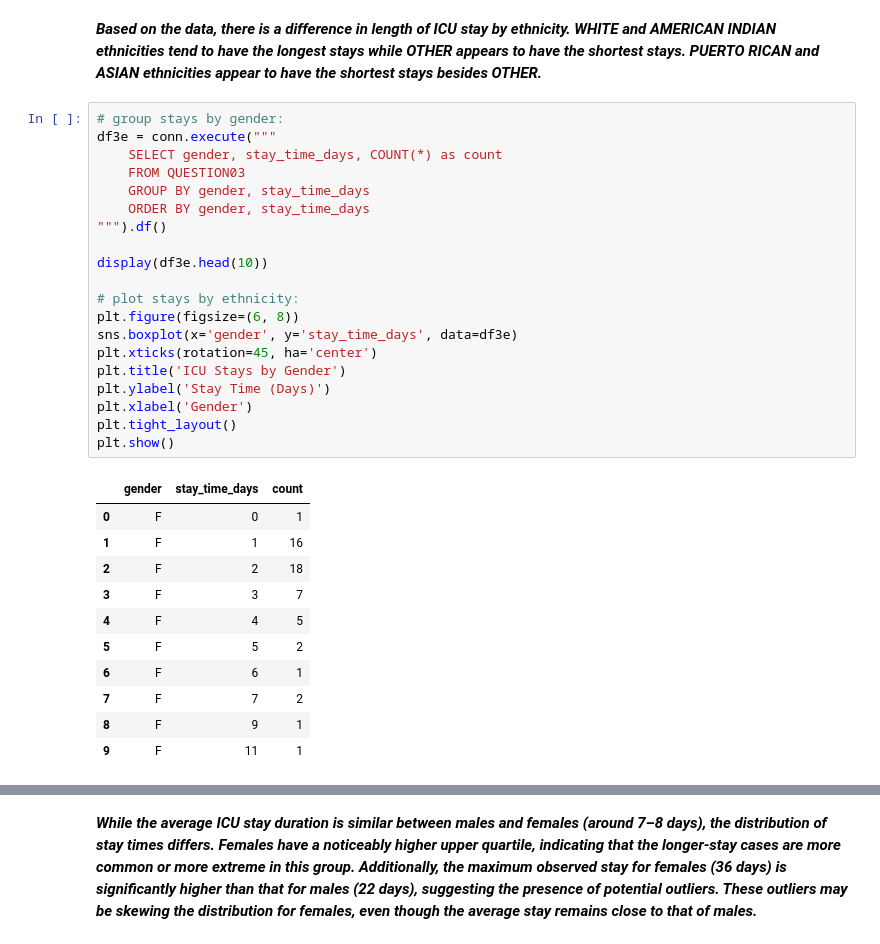
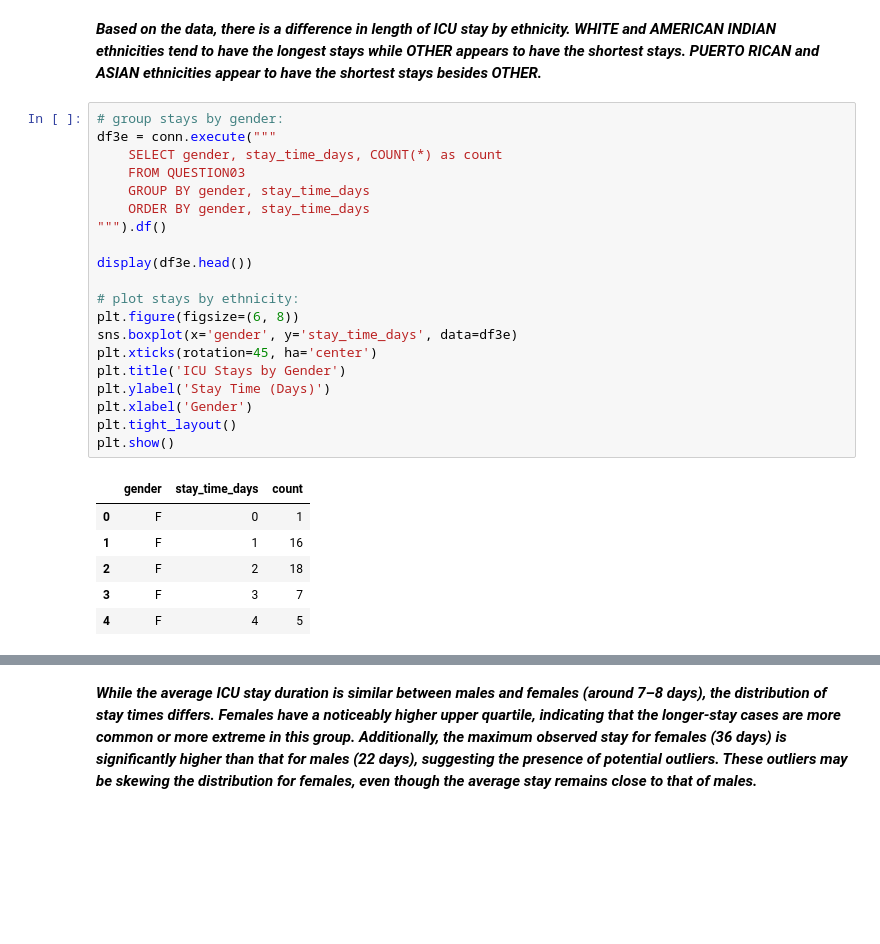
Before and after one commit to caranugent/DE300, a Jupyter notebook: Homework 02/notebooks/Homework_02.ipynb, the cells around one changed output, grey strips where cells are left out. Drawn from its saved outputs; the diff is of its cells as text; blank space fills up the shorter version.

```diff
--- a/Homework 02/notebooks/Homework_02.ipynb
+++ b/Homework 02/notebooks/Homework_02.ipynb
@@ -292,35 +310,30 @@ plt.show()
 # %%
 # group stays by gender:
 df3e = conn.execute("""
     SELECT gender, stay_time_days, COUNT(*) as count
     FROM QUESTION03
     GROUP BY gender, stay_time_days
     ORDER BY gender, stay_time_days
 """).df()
 
-display(df3e.head(10))
+display(df3e.head())
 
 # plot stays by ethnicity:
 plt.figure(figsize=(6, 8))
 sns.boxplot(x='gender', y='stay_time_days', data=df3e)
 plt.xticks(rotation=45, ha='center')
 plt.title('ICU Stays by Gender')
 plt.ylabel('Stay Time (Days)')
 plt.xlabel('Gender')
 plt.tight_layout()
 plt.show()
 # %% [output]
 |  | gender | stay_time_days | count |
 | 0 | F | 0 | 1 |
 | 1 | F | 1 | 16 |
 | 2 | F | 2 | 18 |
 | 3 | F | 3 | 7 |
 | 4 | F | 4 | 5 |
-| 5 | F | 5 | 2 |
-| 6 | F | 6 | 1 |
-| 7 | F | 7 | 2 |
-| 8 | F | 9 | 1 |
-| 9 | F | 11 | 1 |
 [figure]
 # %% [markdown]
 ***While the average ICU stay duration is similar between males and females (around 7–8 days), the distribution of stay times differs. Females have a noticeably higher upper quartile, indicating that the longer-stay cases are more common or more extreme in this group. Additionally, the maximum observed stay for females (36 days) is significantly higher than that for males (22 days), suggesting the presence of potential outliers. These outliers may be skewing the distribution for females, even though the average stay remains close to that of males.***
```
Also changed, not shown: parts of 25 cells of this notebook, 15 other files.
